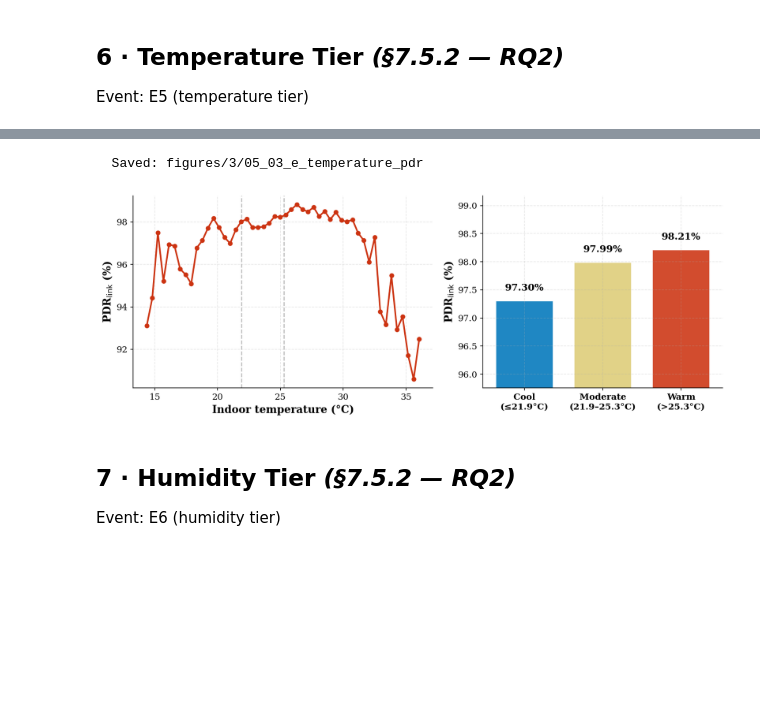
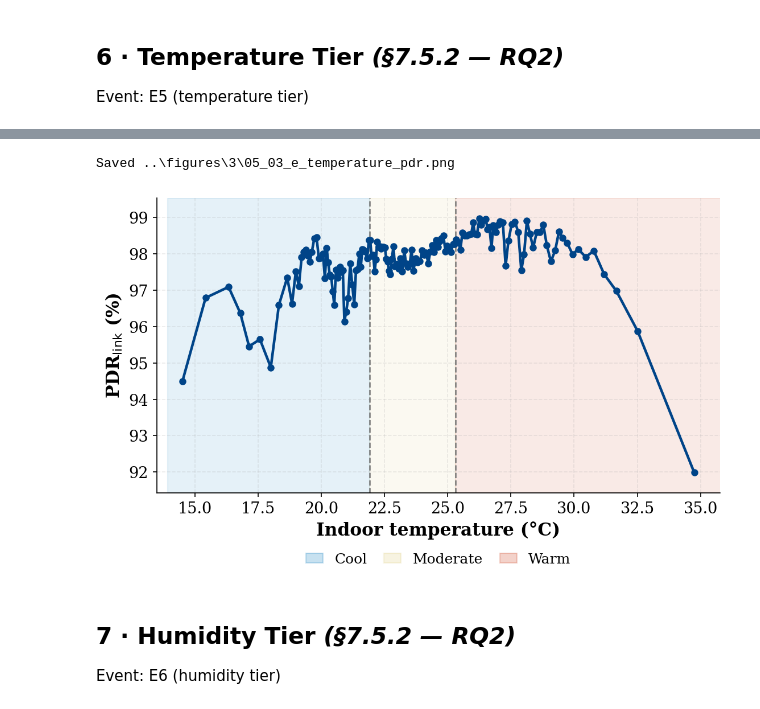
Before and after one commit to vincentmworia/Master-Thesis-Reliability-Analysis-of-Indoor-LoRaWAN-Links-using-packet-counter-reconstruction, a Jupyter notebook: notebooks/03_statistical_analysis.ipynb, the cells around one changed output, grey strips where cells are left out. Saved outputs shown, nothing was run; the diff lists cells and outputs as text; code cells hidden in the pictures; blank space fills up the shorter version.

```diff
--- a/notebooks/03_statistical_analysis.ipynb
+++ b/notebooks/03_statistical_analysis.ipynb
@@ -670,19 +910,22 @@ E5: Warm vs Cool (key comparison)
 # %%
-# Fig 05-03-e — Temperature Tier PDR (E5)
-tt      = ['cool', 'moderate', 'warm']
-tt_labs = ['Cool\n(\u226421.9\u00b0C)', 'Moderate\n(21.9\u201325.3\u00b0C)', 'Warm\n(>25.3\u00b0C)']
-tt_pdrs = [pdr_grp(df_link[df_link['e5_temp_tier'] == t]) for t in tt]
-
-fig, axL, axR = event_panels()
-pdr_profile(axL, df_link, 'temperature', boundaries=[21.9, 25.3],
-            xlabel='Indoor temperature (\u00b0C)', color=C['red'])
-tier_bars(axR, tt_pdrs, tt_labs, [C['blue'], C['yellow'], C['red']])
+# Fig 05-03-e — Temperature profile (E5)
+fig, ax = event_panel()
+e5_profile = pdr_profile(
+    ax,
+    df_link,
+    'temperature',
+    boundaries=[21.9, 25.3],
+    tier_colors=[C['blue'], C['yellow'], C['red']],
+    tier_labels=['Cool', 'Moderate', 'Warm'],
+    xlabel='Indoor temperature (°C)',
+    color=C['navy'],
+)
 
 fig.tight_layout()
 save_fig(fig, '05_03_e_temperature_pdr')
 # %% [output]
-  Saved: figures/3/05_03_e_temperature_pdr
+Saved ..\figures\3\05_03_e_temperature_pdr.png
-[figure, old version]
+[figure, new version]
 # %% [markdown]
 ## 7 · Humidity Tier  *(§7.5.2 — RQ2)*
 
```
Also changed, not shown: parts of 42 cells of this notebook, 7 other files.
